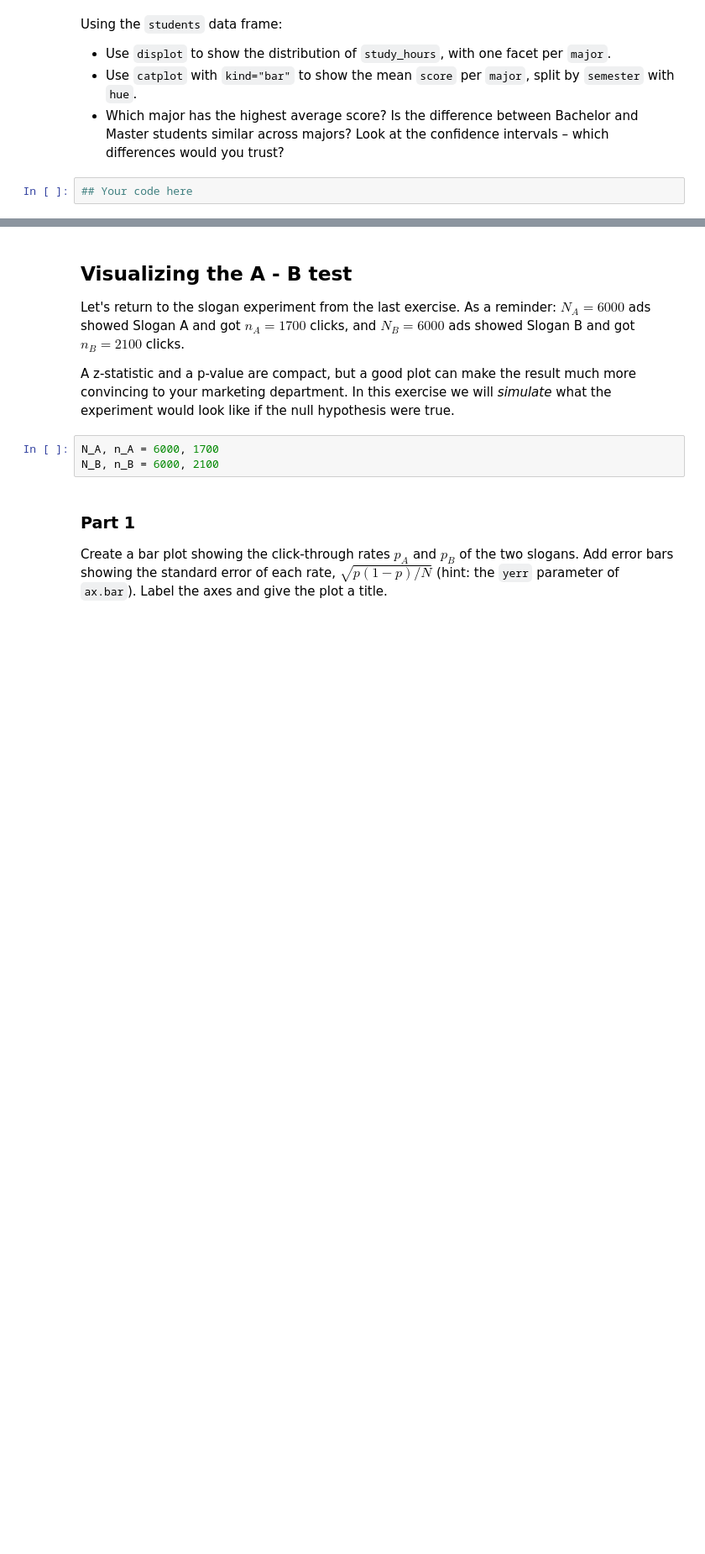
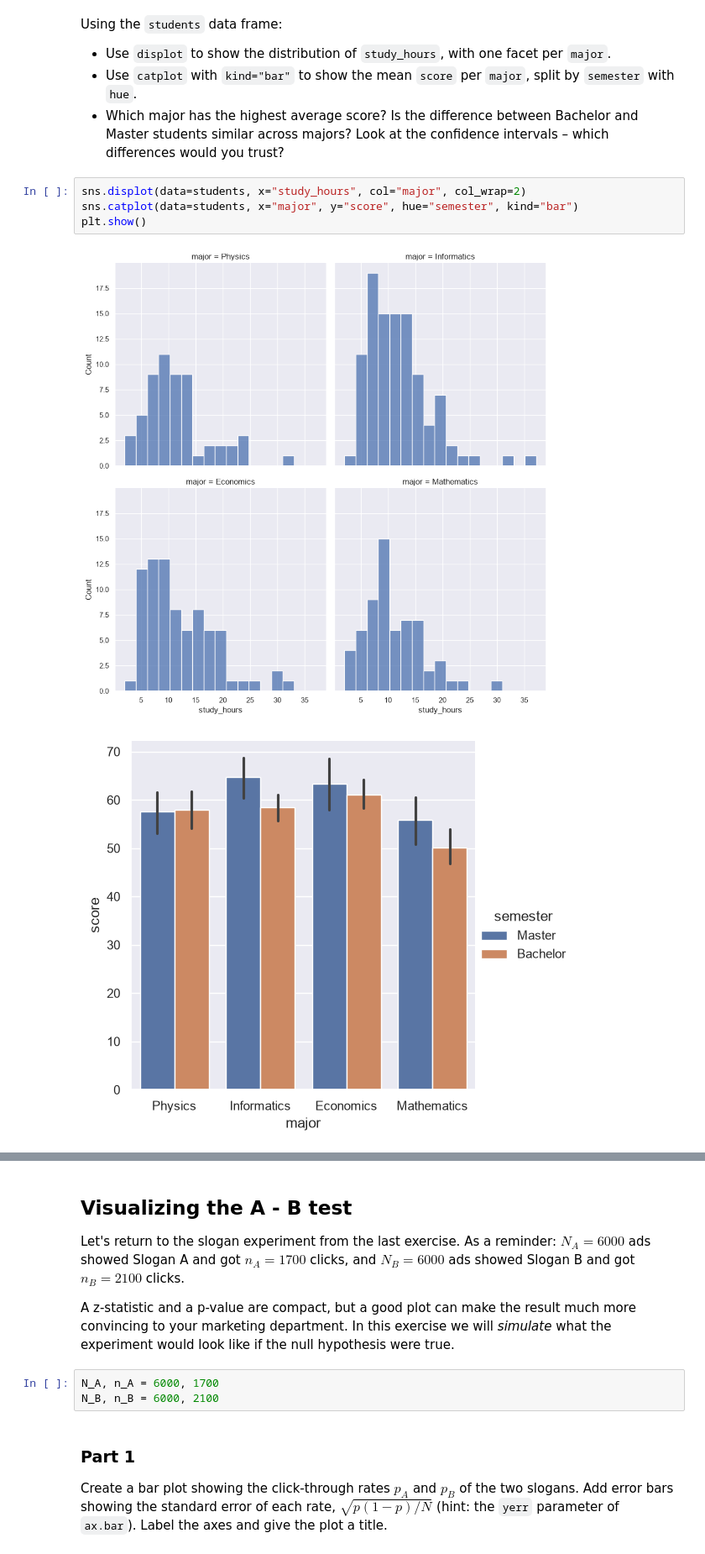
Before and after one commit to aoprea42/HN_datascience_ws26_oprea, a Jupyter notebook: ex3_plotting.ipynb, the cells around one changed output, grey strips where cells are left out. Shown at 84% size. Cells and saved outputs as stored; diff of their text form; blank space fills up the shorter version.

```diff
--- a/ex3_plotting.ipynb
+++ b/ex3_plotting.ipynb
@@ -401,5 +459,10 @@ Using the `students` data frame:
 - Use `catplot` with `kind="bar"` to show the mean `score` per `major`, split by `semester` with `hue`.
 - Which major has the highest average score? Is the difference between Bachelor and Master students similar across majors? Look at the confidence intervals – which differences would you trust?
 # %%
-## Your code here
+sns.displot(data=students, x="study_hours", col="major", col_wrap=2)
+sns.catplot(data=students, x="major", y="score", hue="semester", kind="bar")
+plt.show()
+# %% [output]
+[figure, added]
+[figure, added]
 # %% [markdown]
```
Also changed, not shown: parts of 10 cells of this notebook, 1 other file.
